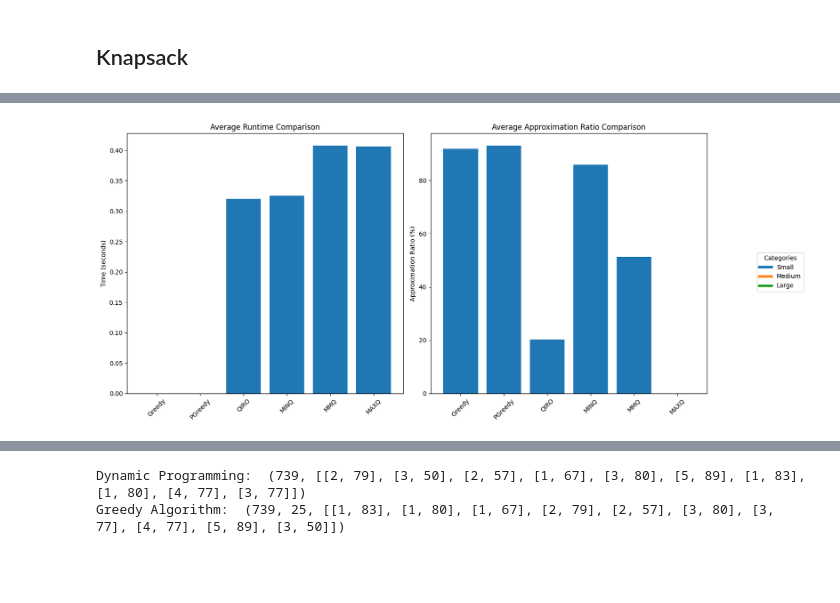
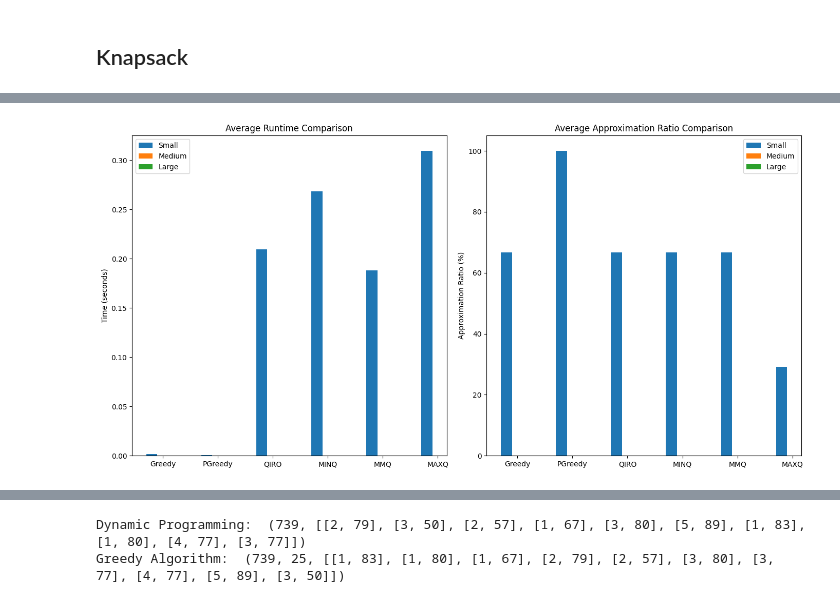
Before and after one commit to NicoStbl/qiro, a Jupyter notebook: QIRO_Execution.ipynb, the cells around one changed output, grey strips where cells are left out. Drawn from its saved outputs; the diff is of its cells as text; code cells hidden in the pictures; blank space fills up the shorter version.

```diff
--- a/QIRO_Execution.ipynb
+++ b/QIRO_Execution.ipynb
@@ -25,25 +22,23 @@ def run_knapsack_benchmarks():
     # Define the types of instances to test
     print("Defining instances")
     instance_types = [
-        {"size": 5, "maximum weight": 30, "correlation": "correlated", "label": "Small Correlated", "category": "Small"},
-        {"size": 5, "maximum weight": 30, "correlation": "uncorrelated", "label": "Small Uncorrelated", "category": "Small"},
-        {"size": 5, "maximum weight": 30, "correlation": "correlated", "label": "Small Correlated", "category": "Small"},
-        {"size": 5, "maximum weight": 30, "correlation": "uncorrelated", "label": "Small Uncorrelated", "category": "Small"},
-        {"size": 5, "maximum weight": 30, "correlation": "correlated", "label": "Small Correlated", "category": "Small"},
-        {"size": 5, "maximum weight": 30, "correlation": "uncorrelated", "label": "Small Uncorrelated", "category": "Small"},
-        {"size": 5, "maximum weight": 30, "correlation": "correlated", "label": "Small Correlated", "category": "Small"},
-        {"size": 5, "maximum weight": 30, "correlation": "uncorrelated", "label": "Small Uncorrelated", "category": "Small"},
+        {"size": 3, "maximum weight": 9, "correlation": "correlated", "label": "Small Correlated", "category": "Small"},
+        #{"size": 3, "maximum weight": 9, "correlation": "uncorrelated", "label": "Small Uncorrelated", "category": "Small"},
+        #{"size": 10, "maximum weight": 30, "correlation": "correlated", "label": "Small Correlated", "category": "Medium"},
+        #{"size": 10, "maximum weight": 30, "correlation": "uncorrelated", "label": "Small Uncorrelated", "category": "Medium"},
+        #{"size": 10, "maximum weight": 60, "correlation": "correlated", "label": "Small Correlated", "category": "Small"},
+        #{"size": 10, "maximum weight": 60, "correlation": "uncorrelated", "label": "Small Uncorrelated", "category": "Small"},
+        #{"size": 10, "maximum weight": 60, "correlation": "correlated", "label": "Small Correlated", "category": "Small"},
+        #{"size": 10, "maximum weight": 60, "correlation": "uncorrelated", "label": "Small Uncorrelated", "category": "Small"},
+        #{"size": 25, "maximum weight": 50, "correlation": "correlated", "label": "Medium Correlated", "category": "Medium"},
+        #{"size": 25, "maximum weight": 50, "correlation": "uncorrelated", "label": "Medium Uncorrelated", "category": "Medium"},
+        #{"size": 25, "maximum weight": 50, "correlation": "correlated", "label": "Medium Correlated", "category": "Medium"},
+        #{"size": 25, "maximum weight": 50, "correlation": "uncorrelated", "label": "Medium Uncorrelated", "category": "Medium"},
+        #{"size": 40, "maximum weight": 70, "correlation": "correlated", "label": "Large Correlated", "category": "Large"},
+        #{"size": 40, "maximum weight": 70, "correlation": "uncorrelated", "label": "Large Uncorrelated", "category": "Large"},
+        #{"size": 60, "maximum weight": 90, "correlation": "correlated", "label": "Very Large Correlated", "category": "Large"},
+        #{"size": 60, "maximum weight": 90, "correlation": "uncorrelated", "label": "Very Large Uncorrelated", "category": "Large"}
     ]
-
-    '''{"size": 25, "maximum weight": 50, "correlation": "correlated", "label": "Medium Correlated", "category": "Medium"},
-        {"size": 25, "maximum weight": 50, "correlation": "uncorrelated", "label": "Medium Uncorrelated", "category": "Medium"},
-        {"size": 25, "maximum weight": 50, "correlation": "correlated", "label": "Medium Correlated", "category": "Medium"},
-        {"size": 25, "maximum weight": 50, "correlation": "uncorrelated", "label": "Medium Uncorrelated", "category": "Medium"},
-        {"size": 40, "maximum weight": 70, "correlation": "correlated", "label": "Large Correlated", "category": "Large"},
-        {"size": 40, "maximum weight": 70, "correlation": "uncorrelated", "label": "Large Uncorrelated", "category": "Large"},
-        {"size": 60, "maximum weight": 90, "correlation": "correlated", "label": "Very Large Correlated", "category": "Large"},
-        {"size": 60, "maximum weight": 90, "correlation": "uncorrelated", "label": "Very Large Uncorrelated", "category": "Large"}
-        '''
 
     # Initialize dictionaries to store results grouped by size category
     runtimes = {"Small": {"Greedy": [], "PGreedy": [], "QIRO": [], "MINQ": [], "MMQ": [], "MAXQ": []},
@@ -69,12 +64,15 @@ def run_knapsack_benchmarks():
 
         # Generate knapsack problem instance
         np.random.seed(42)
-        weights = np.random.choice(range(1, instance["size"]+10), instance["size"], replace=False)
+        weights = np.random.choice(range(1, instance["maximum weight"]), instance["size"], replace=False)
         if instance["correlation"] == "correlated":
-            values = weights + np.random.normal(0, 10, instance["size"]).astype(int)
+            values = weights + np.random.normal(0, 2, instance["size"]).astype(int)
         else:
             values = np.random.choice(range(1, 200), instance["size"], replace=False)  # Uncorrelated values
         values = np.maximum(1, values)  # Ensure all values are positive
+
+        weights = np.array([6,2,3])
+        values = np.array([30,14,18])
 
         # Solve using Dynamic Programming (Optimal Solution)
         print("Solving using Dynamic Programming")
@@ -97,17 +95,18 @@ def run_knapsack_benchmarks():
         ratios[category]["PGreedy"].append(100 * pgreedy_value / optimal_value)
 
         print("Creating Quantum Instance")
-        knap = gk.Knapsack(instance["maximum weight"], weights, values, 42, max(values) + 10, 1)
+        knap = gk.Knapsack(instance["maximum weight"], weights, values, 42, max(values) + 5, 1)
 
         knap_expval_qiro = SingleLayerQAOAExpectationValuesKnapsack(knap)
         knapsack_qiro = QIRO_Knapsack(nc_input=3, expectation_values_input=knap_expval_qiro, variation="QIRO")
-        knap_expval_minq = SingleLayerQAOAExpectationValuesKnapsack(knap)
+        knap_expval_minq = SingleLayerQAOAExpectationValuesKnapsack(knap) #StateVecQAOAExpectationValues(knap, p=2)
         knapsack_minq = QIRO_Knapsack(nc_input=3, expectation_values_input=knap_expval_minq, variation="MINQ")
         knap_expval_mmq = SingleLayerQAOAExpectationValuesKnapsack(knap) #StateVecQAOAExpectationValues(knap, p=2)
         knapsack_mmq = QIRO_Knapsack(nc_input=3, expectation_values_input=knap_expval_mmq, variation="MMQ")
         value_sum = lambda this: sum(sub_arr[2] for sub_arr in this.solution)
         knap_expval_maxq = SingleLayerQAOAExpectationValuesKnapsack(knap)
         knapsack_maxq = QIRO_Knapsack(nc_input=3, expectation_values_input=knap_expval_maxq, variation="MAXQ")
+
 
         print("Solving using QIRO")
         start_time = time.time()
@@ -141,6 +140,7 @@ def run_knapsack_benchmarks():
         runtimes[category]["MAXQ"].append(maxq_time)
         ratios[category]["MAXQ"].append(100 * maxq_value / optimal_value)
 
+
     print("Benchmarking complete")
 
     # Calculate averages for each category
@@ -148,43 +148,42 @@ def run_knapsack_benchmarks():
     avg_ratios = {category: {key: np.mean(ratios[category][key]) for key in ratios[category]} for category in ratios}
 
     # Plot the results
+    categories = ["Small", "Medium", "Large"]
+    algorithms = ["Greedy", "PGreedy", "QIRO", "MINQ", "MMQ", "MAXQ"]
+    category_colors = ["#1f77b4", "#ff7f0e", "#2ca02c"]  # Blue, Orange, Green
+
     plt.figure(figsize=(14, 7))
 
     # Plot runtimes
     plt.subplot(1, 2, 1)
-    for category in avg_runtimes:
-        for key in avg_runtimes[category]:
-            plt.bar(f'{key}', avg_runtimes[category][key], color=category_colors[category])
+    bar_width = 0.2  # Width of the bars
+    index = np.arange(len(algorithms))
+
+    for i, category in enumerate(categories):
+        runtime_values = [avg_runtimes[category][alg] for alg in algorithms]
+        plt.bar(index + i * bar_width, runtime_values, bar_width, label=category, color=category_colors[i])
+
     plt.ylabel('Time (seconds)')
     plt.title('Average Runtime Comparison')
-    plt.xticks(rotation=45)
+    plt.xticks(index + bar_width, algorithms)
+    plt.legend()
 
     # Plot approximation ratios
     plt.subplot(1, 2, 2)
-    for category in avg_ratios:
-        for key in avg_ratios[category]:
-            plt.bar(f'{key}', avg_ratios[category][key], color=category_colors[category])
+    for i, category in enumerate(categories):
+        ratio_values = [avg_ratios[category][alg] for alg in algorithms]
+        plt.bar(index + i * bar_width, ratio_values, bar_width, label=category, color=category_colors[i])
+
     plt.ylabel('Approximation Ratio (%)')
     plt.title('Average Approximation Ratio Comparison')
-    plt.xticks(rotation=45)
+    plt.xticks(index + bar_width, algorithms)
+    plt.legend()
 
     plt.tight_layout()
-
-    # Create a legend with category colors outside the plots
-    plt.figlegend(
-        handles=[plt.Line2D([0], [0], color=color, lw=4) for color in category_colors.values()],
-        labels=category_colors.keys(),
-        loc='center right',
-        bbox_to_anchor=(1.15, 0.5),
-        title="Categories"
-    )
-
     plt.show()
 
 # Run the benchmark function
 run_knapsack_benchmarks()
-# took more than 2:30 min to create the quantum instance for a medium case (with Y included)
-# algorithm didn't start to really execute
 # %% [output]
 Defining instances
 Benchmarking Small Correlated instance
@@ -205,5 +204,5 @@ Optimization finished. Solution: [Index, Weight, Value] []  with total value:  0
 Benchmarking complete
-[figure, old version]
+[figure, new version]
 # %%
 from problem_generation import Generate_Knapsack as gk
 import numpy as np
```
Also changed, not shown: parts of 3 cells of this notebook, 2 other files.
